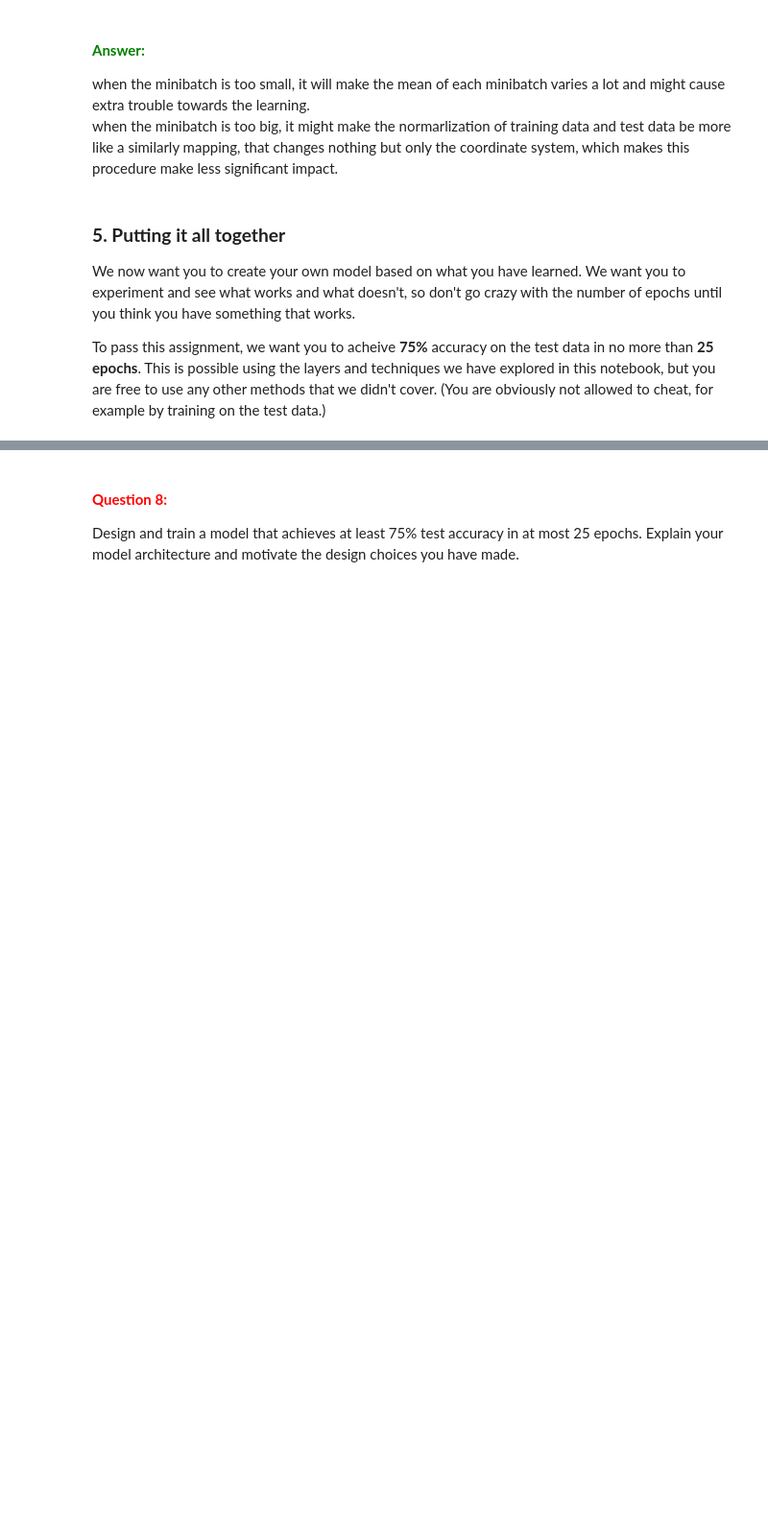
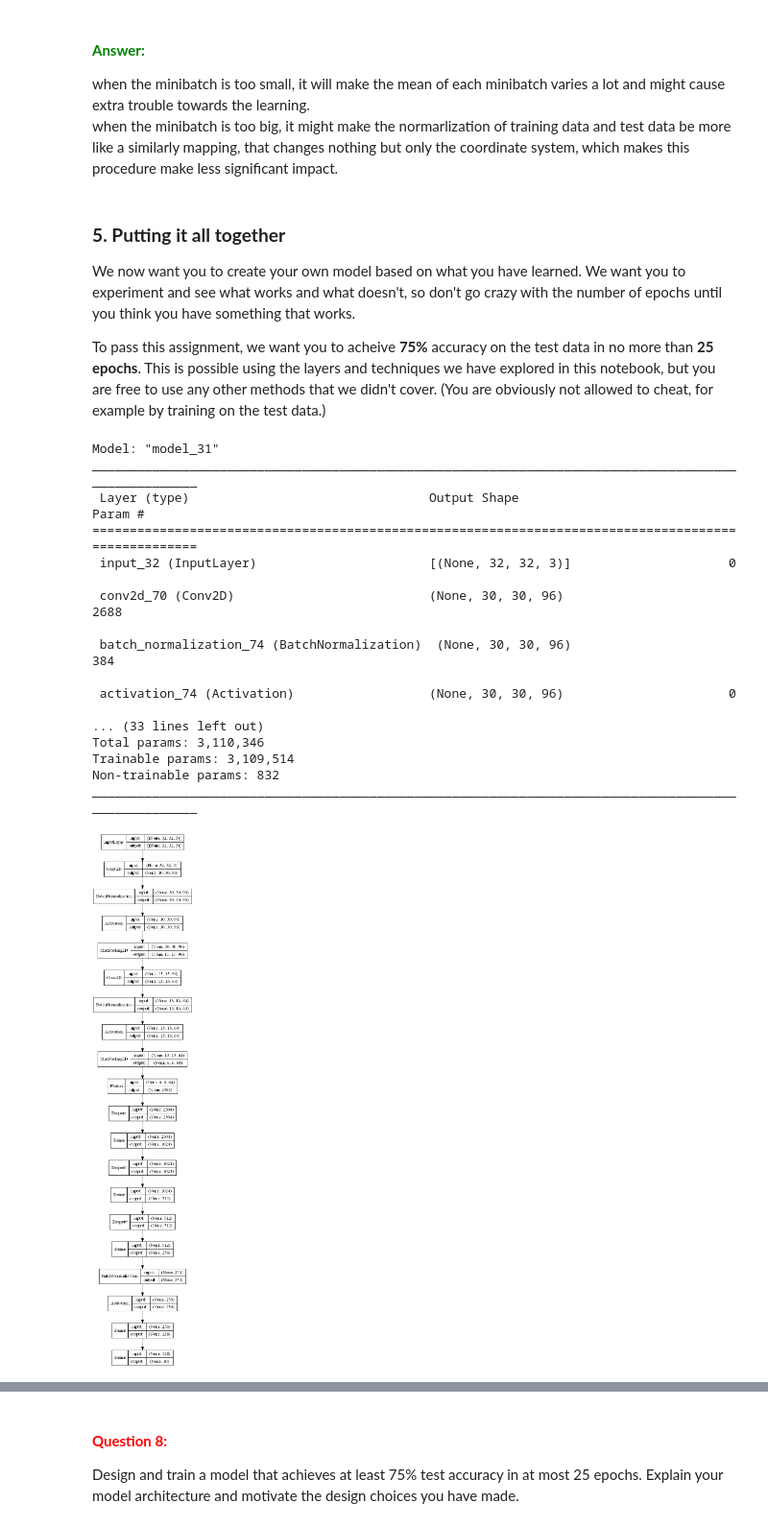
Before and after one commit to deaeB/732A55, a Jupyter notebook: A2_DeepLearning/CIFAR10-Lab.ipynb, the cells around one changed output, grey strips where cells are left out. Shown at 96% size. Saved outputs shown, nothing was run; the diff lists cells and outputs as text; code cells hidden in the pictures; blank space fills up the shorter version.

```diff
--- a/A2_DeepLearning/CIFAR10-Lab.ipynb
+++ b/A2_DeepLearning/CIFAR10-Lab.ipynb
@@ -510 +490,65 @@ plot_model(model, show_shapes=True, show_layer_names=False)
+# %%
+from tensorflow.keras.utils import plot_model
+
+x_in = Input(shape=X_train.shape[1:])
+
+# --------------------------------------------
+# === Your code here =========================
+# --------------------------------------------
+x = Conv2D(96,3, input_shape = X_train.shape[1:])(x_in)
+x = BatchNormalization(momentum = 0.75)(x)
+x = Activation("relu")(x)
+x = MaxPooling2D(pool_size = (2,2))(x)
+x = Conv2D(64,3, input_shape = X_train.shape[1:])(x)
+x = BatchNormalization(momentum = 0.75)(x)
+x = Activation("relu")(x)
+x = MaxPooling2D(pool_size = (2,2))(x)
+# x = Conv2D(32,3, input_shape = X_train.shape[1:])(x)
+# x = BatchNormalization(momentum = 0.75)(x)
+# x = Activation("relu")(x)
+# x = MaxPooling2D(pool_size = (2,2))(x)
+# x = MaxPooling2D(pool_size = (3,3))(x)
+x = Flatten()(x)
+x = Dropout(0.4)(x)
+x = Dense(1024, activation='tanh')(x)
+x = Dropout(0.3)(x)
+x = Dense(512, activation='tanh')(x)
+x = Dropout(0.2)(x)
+x = Dense(256)(x)
+x = BatchNormalization(momentum = 0.75)(x)
+x = Activation("tanh")(x)
+x = Dense(128, activation='tanh')(x)
+# x = Dense(640)(x)
+# x = BatchNormalization(momentum = 0.75)(x)
+# x = Activation("tanh")(x)
+# x = Dropout(0.2)(x)
+x = Dense(10, activation='softmax')(x)
+
+# ============================================
+
+model = Model(inputs=x_in, outputs=x)
+
+sgd = SGD(learning_rate=0.01, decay=1e-6, momentum=0.9, nesterov=True)
+model.compile(loss='categorical_crossentropy', metrics=['accuracy'], optimizer=sgd)
+model.summary(100)
+plot_model(model, show_shapes=True, show_layer_names=False)
+# %% [output]
+Model: "model_31"
+____________________________________________________________________________________________________
+ Layer (type)                                Output Shape                            Param #
+====================================================================================================
+ input_32 (InputLayer)                       [(None, 32, 32, 3)]                     0
+
+ conv2d_70 (Conv2D)                          (None, 30, 30, 96)                      2688
+
+ batch_normalization_74 (BatchNormalization)  (None, 30, 30, 96)                     384
+
+ activation_74 (Activation)                  (None, 30, 30, 96)                      0
+
+... (33 lines left out)
+Total params: 3,110,346
+Trainable params: 3,109,514
+Non-trainable params: 832
+____________________________________________________________________________________________________
+[figure, added]
 # %%
```
Also changed, not shown: parts of 12 cells of this notebook, 1 other file.
